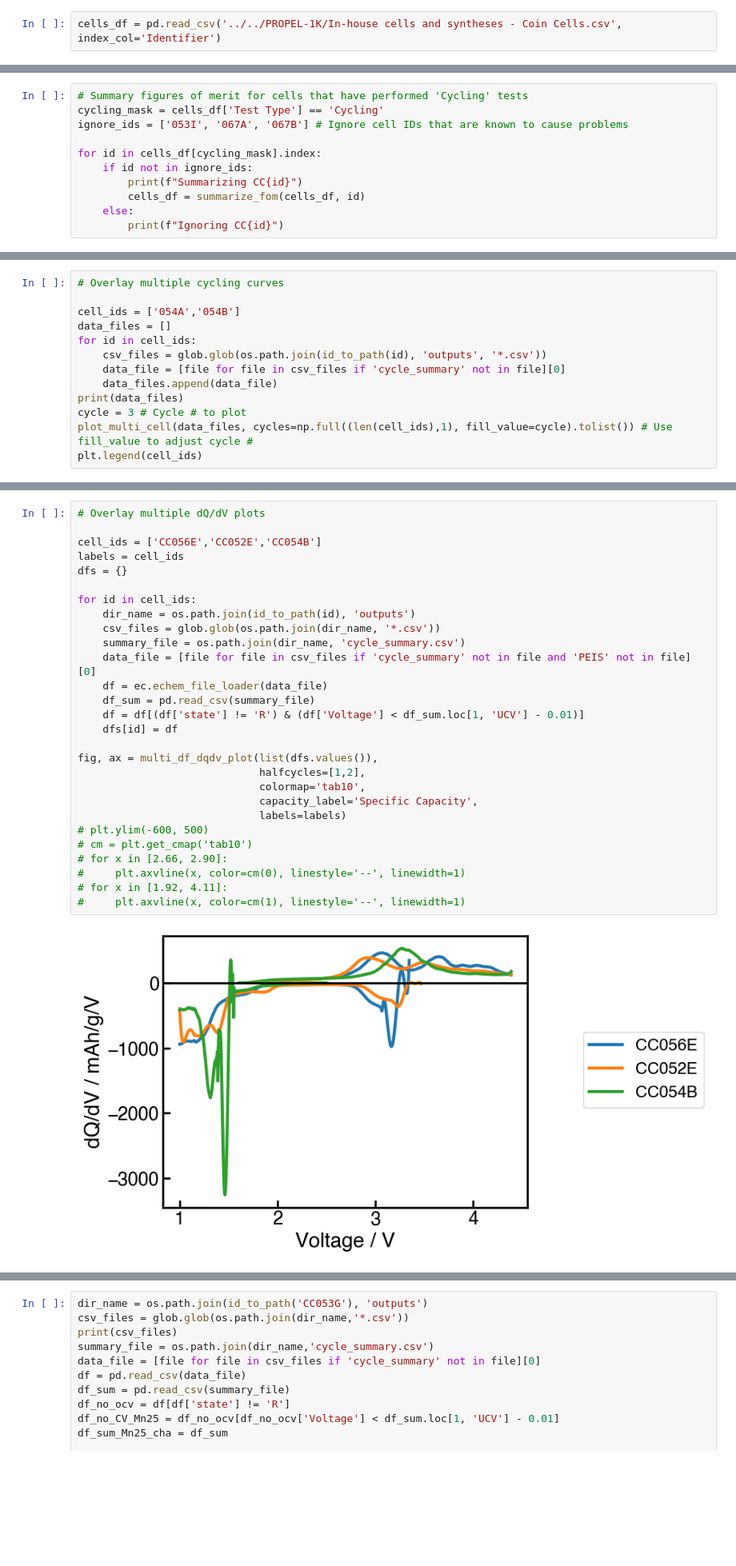
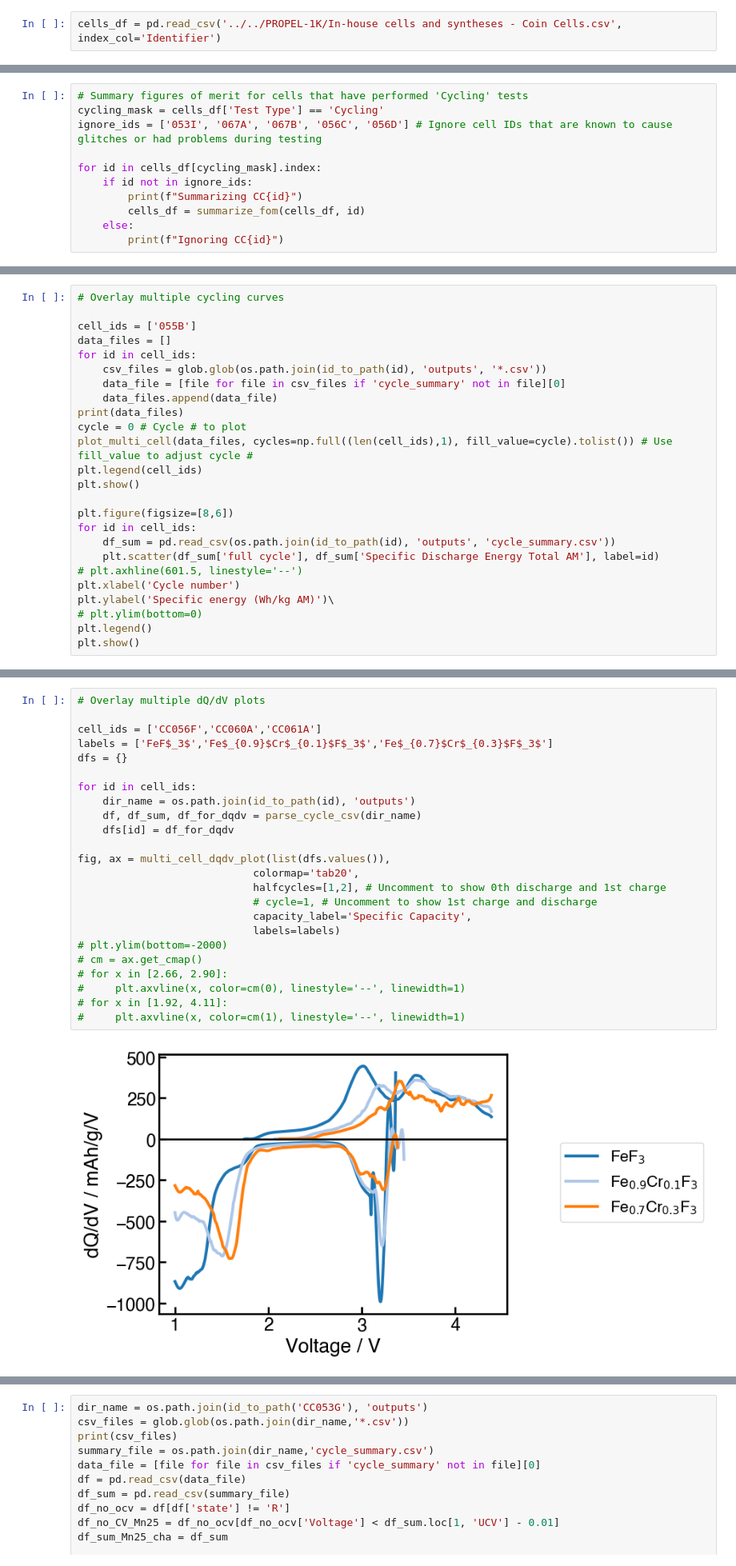
Before and after one commit to hancheng2000/herald_visualization, a Jupyter notebook: notebooks/plot.ipynb, the cells around one changed output, grey strips where cells are left out. Shown at 80% size. Cells and saved outputs as stored; diff of their text form; blank space fills up the shorter version.

```diff
--- a/notebooks/plot.ipynb
+++ b/notebooks/plot.ipynb
@@ -88,7 +79,7 @@ def summarize_fom(cell_df, id):
 # %%
 # Summary figures of merit for cells that have performed 'Cycling' tests
 cycling_mask = cells_df['Test Type'] == 'Cycling'
-ignore_ids = ['053I', '067A', '067B'] # Ignore cell IDs that are known to cause problems
+ignore_ids = ['053I', '067A', '067B', '056C', '056D'] # Ignore cell IDs that are known to cause glitches or had problems during testing
 
 for id in cells_df[cycling_mask].index:
     if id not in ignore_ids:
@@ -135,14 +110,26 @@ for x in [713/3, 713]:
 # %%
 # Overlay multiple cycling curves
 
-cell_ids = ['054A','054B']
+cell_ids = ['055B']
 data_files = []
 for id in cell_ids:
     csv_files = glob.glob(os.path.join(id_to_path(id), 'outputs', '*.csv'))
     data_file = [file for file in csv_files if 'cycle_summary' not in file][0]
     data_files.append(data_file)
 print(data_files)
-cycle = 3 # Cycle # to plot
+cycle = 0 # Cycle # to plot
 plot_multi_cell(data_files, cycles=np.full((len(cell_ids),1), fill_value=cycle).tolist()) # Use fill_value to adjust cycle #
 plt.legend(cell_ids)
+plt.show()
+
+plt.figure(figsize=[8,6])
+for id in cell_ids:
+    df_sum = pd.read_csv(os.path.join(id_to_path(id), 'outputs', 'cycle_summary.csv'))
+    plt.scatter(df_sum['full cycle'], df_sum['Specific Discharge Energy Total AM'], label=id)
+# plt.axhline(601.5, linestyle='--')
+plt.xlabel('Cycle number')
+plt.ylabel('Specific energy (Wh/kg AM)')\
+# plt.ylim(bottom=0)
+plt.legend()
+plt.show()
 # %% [output]
@@ -152,30 +199,26 @@ plt.legend(cell_ids)
 # %%
 # Overlay multiple dQ/dV plots
 
-cell_ids = ['CC056E','CC052E','CC054B']
-labels = cell_ids
+cell_ids = ['CC056F','CC060A','CC061A']
+labels = ['FeF$_3$','Fe$_{0.9}$Cr$_{0.1}$F$_3$','Fe$_{0.7}$Cr$_{0.3}$F$_3$']
 dfs = {}
 
 for id in cell_ids:
     dir_name = os.path.join(id_to_path(id), 'outputs')
-    csv_files = glob.glob(os.path.join(dir_name, '*.csv'))
-    summary_file = os.path.join(dir_name, 'cycle_summary.csv')
-    data_file = [file for file in csv_files if 'cycle_summary' not in file and 'PEIS' not in file][0]
-    df = ec.echem_file_loader(data_file)
-    df_sum = pd.read_csv(summary_file)
-    df = df[(df['state'] != 'R') & (df['Voltage'] < df_sum.loc[1, 'UCV'] - 0.01)]
-    dfs[id] = df
+    df, df_sum, df_for_dqdv = parse_cycle_csv(dir_name)
+    dfs[id] = df_for_dqdv
 
-fig, ax = multi_df_dqdv_plot(list(dfs.values()),
-                             halfcycles=[1,2],
-                             colormap='tab10',
-                             capacity_label='Specific Capacity',
-                             labels=labels)
-# plt.ylim(-600, 500)
-# cm = plt.get_cmap('tab10')
+fig, ax = multi_cell_dqdv_plot(list(dfs.values()),
+                            colormap='tab20',
+                            halfcycles=[1,2], # Uncomment to show 0th discharge and 1st charge
+                            # cycle=1, # Uncomment to show 1st charge and discharge
+                            capacity_label='Specific Capacity',
+                            labels=labels)
+# plt.ylim(bottom=-2000)
+# cm = ax.get_cmap()
 # for x in [2.66, 2.90]:
 #     plt.axvline(x, color=cm(0), linestyle='--', linewidth=1)
 # for x in [1.92, 4.11]:
 #     plt.axvline(x, color=cm(1), linestyle='--', linewidth=1)
 # %% [output]
-[figure, old version]
+[figure, new version]
```
Also changed, not shown: parts of 27 cells of this notebook, 1 other file.
